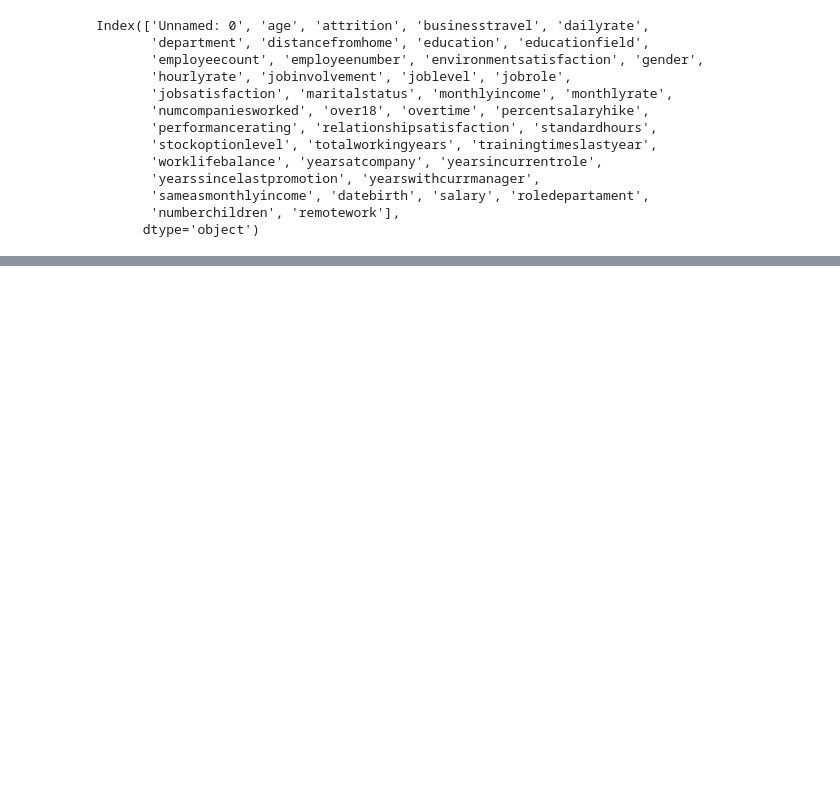
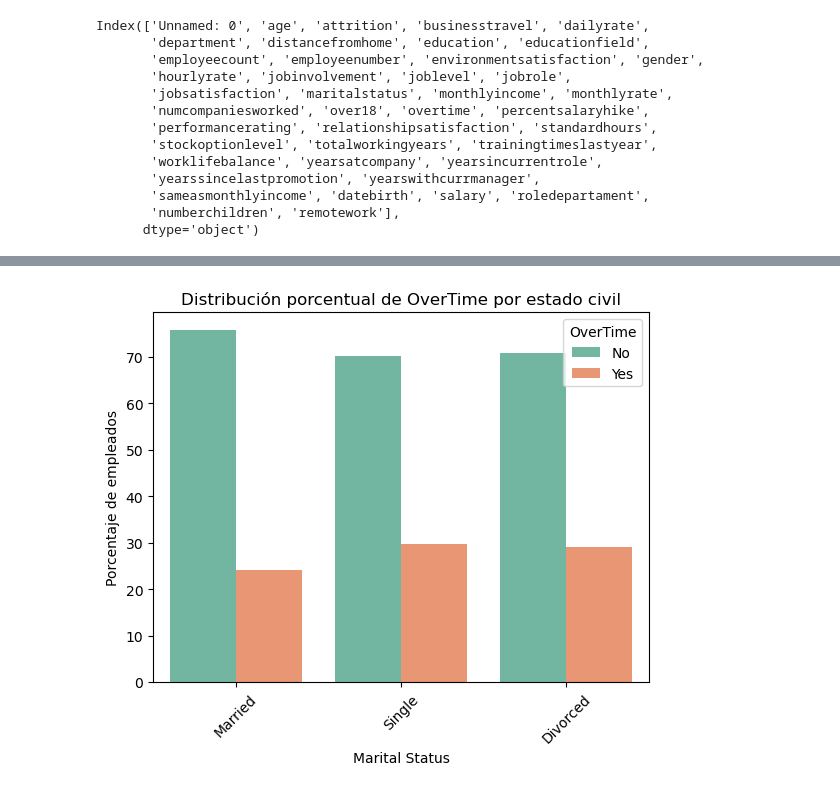
Before and after one commit to xcgrisales/project-da-promo-50-modulo-3-team-4, a Jupyter notebook: prueba_visualizacion.ipynb, the cells around one changed output, grey strips where cells are left out. Cells and saved outputs as stored; diff of their text form; code cells hidden in the pictures; blank space fills up the shorter version.

```diff
--- a/prueba_visualizacion.ipynb
+++ b/prueba_visualizacion.ipynb
@@ -153,0 +197,26 @@ sns.barplot(x='attrition', y='jobsatisfaction', data=df, ci='sd')
+# %%
+df['maritalstatus'] = df['maritalstatus'].replace('Marreid', 'Married')
+df['maritalstatus'] = df['maritalstatus'].replace('divorced', 'Divorced')
+# %%
+conteo = df.groupby(['maritalstatus', 'overtime']).size().reset_index(name='count')
+conteo['percentage'] = conteo.groupby('maritalstatus')['count'].transform(lambda x: 100 * x / x.sum())
+orden_marital = df['maritalstatus'].value_counts().index
+# %%
+
+sns.barplot(
+    data=conteo,
+    x='maritalstatus',
+    y='percentage',
+    hue='overtime',
+    palette='Set2',
+    order=orden_marital
+)
+
+plt.xticks(rotation=45)
+plt.xlabel("Marital Status")
+plt.ylabel("Porcentaje de empleados")
+plt.title("Distribución porcentual de OverTime por estado civil")
+plt.legend(title="OverTime")
+plt.show()
+# %% [output]
+[figure, added]
```
Also changed, not shown: parts of 17 cells of this notebook.
